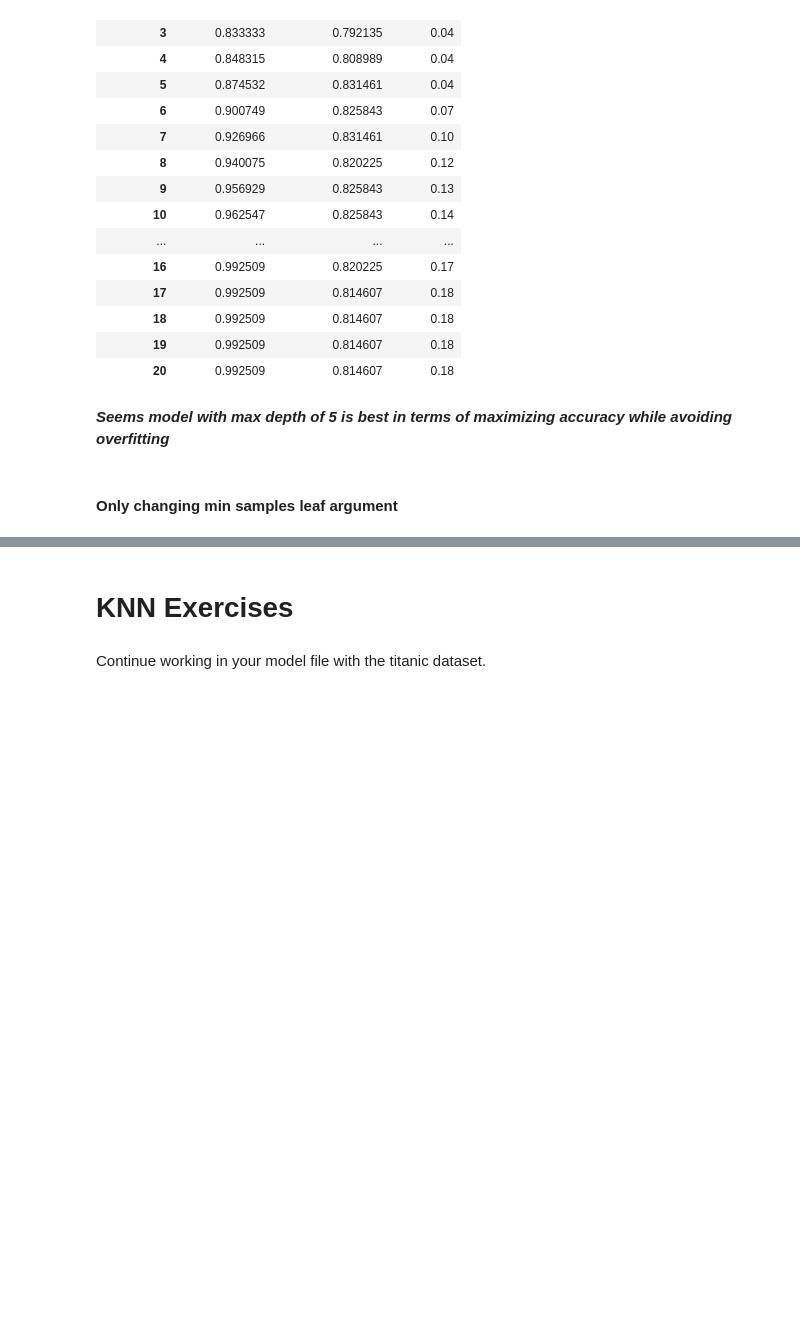
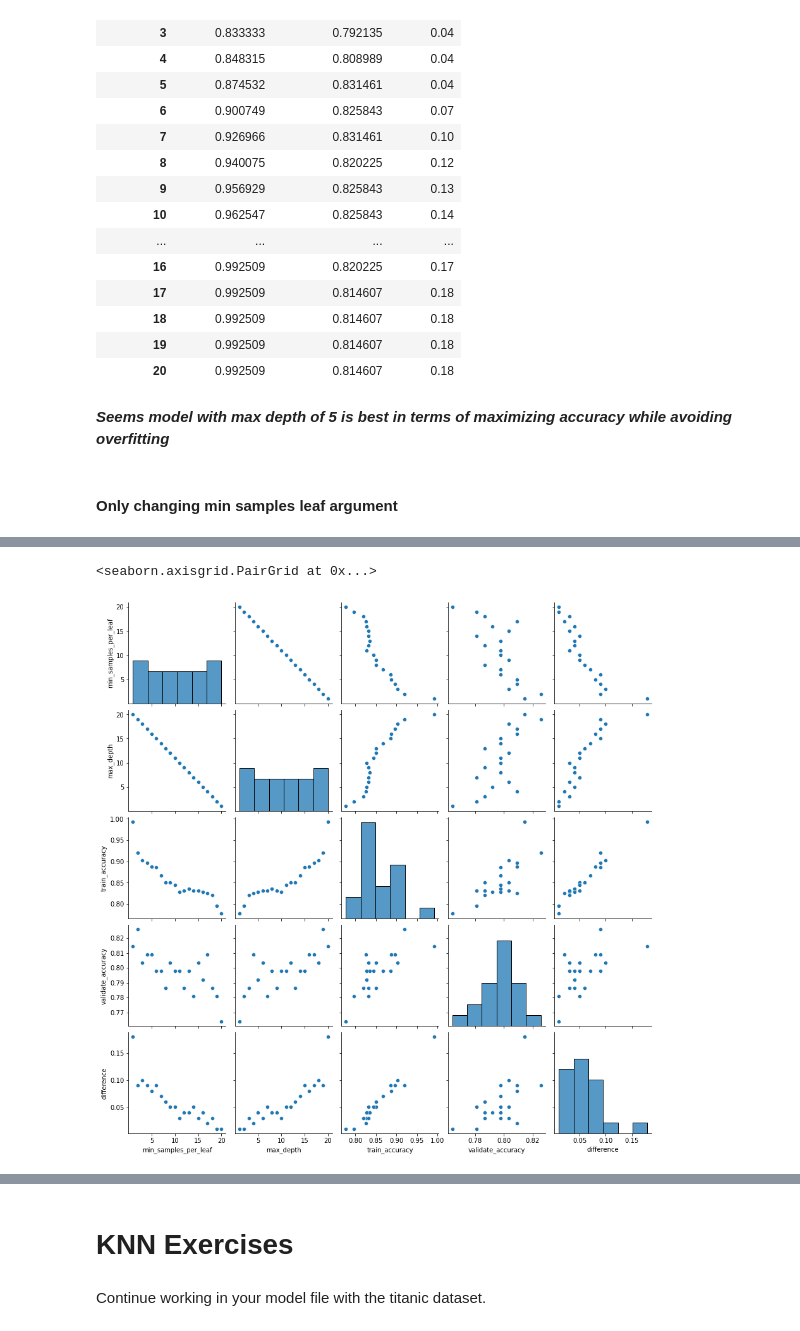
Before and after one commit to adam-talbot/classification-exercises, a Jupyter notebook: model.ipynb, the cells around one changed output, grey strips where cells are left out. Cells and saved outputs as stored; diff of their text form; code cells hidden in the pictures; blank space fills up the shorter version.

```diff
--- a/model.ipynb
+++ b/model.ipynb
@@ -2007,0 +2010,31 @@ df
+# %%
+metrics = []
+max_depth = 21
+
+for i in range(1, max_depth):
+    # Make the model
+    depth = max_depth - i
+    n_samples = i
+    forest = RandomForestClassifier(max_depth=depth, min_samples_leaf=n_samples, random_state=123)
+
+    # Fit the model (on train and only train)
+    forest = forest.fit(X_train, y_train)
+
+    # Use the model
+    # We'll evaluate the model's performance on train, first
+    in_sample_accuracy = forest.score(X_train, y_train)
+
+    out_of_sample_accuracy = forest.score(X_validate, y_validate)
+
+    output = {
+        "min_samples_per_leaf": n_samples,
+        "max_depth": depth,
+        "train_accuracy": in_sample_accuracy,
+        "validate_accuracy": out_of_sample_accuracy
+    }
+
+    metrics.append(output)
+
+df = pd.DataFrame(metrics)
+df["difference"] = round(df.train_accuracy - df.validate_accuracy, 2)
+df
@@ -2007,0 +2061,5 @@ df
+# %%
+sns.pairplot(df)
+# %% [output]
+<seaborn.axisgrid.PairGrid at 0x...>
+[figure, added]
```
Also changed, not shown: parts of 13 cells of this notebook.
